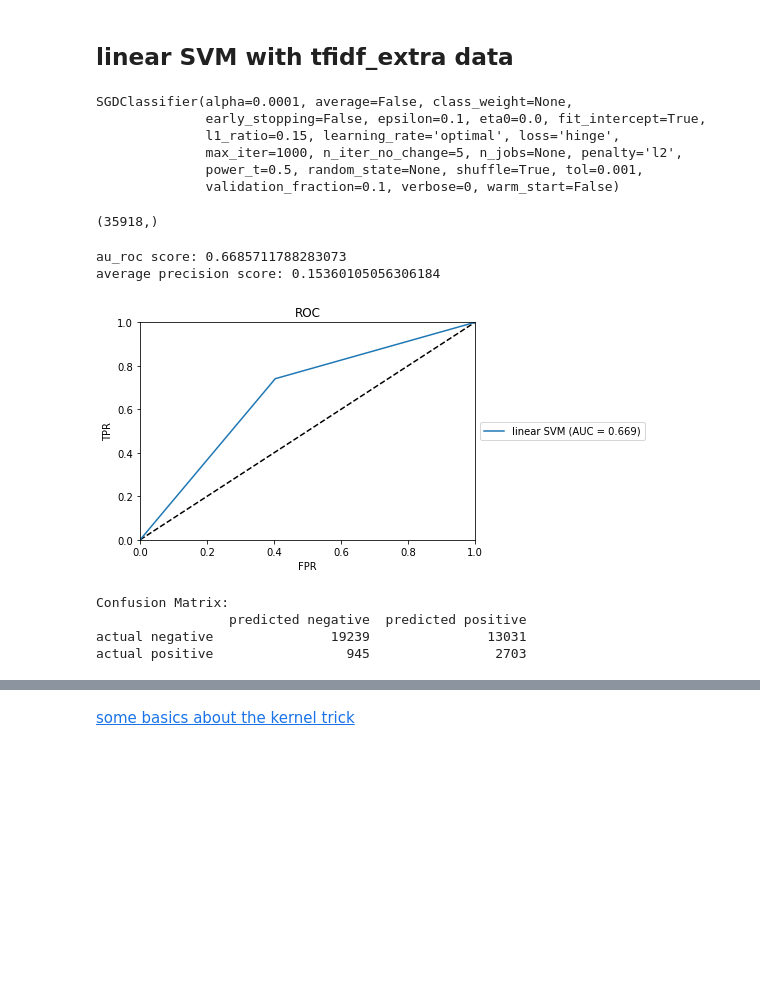
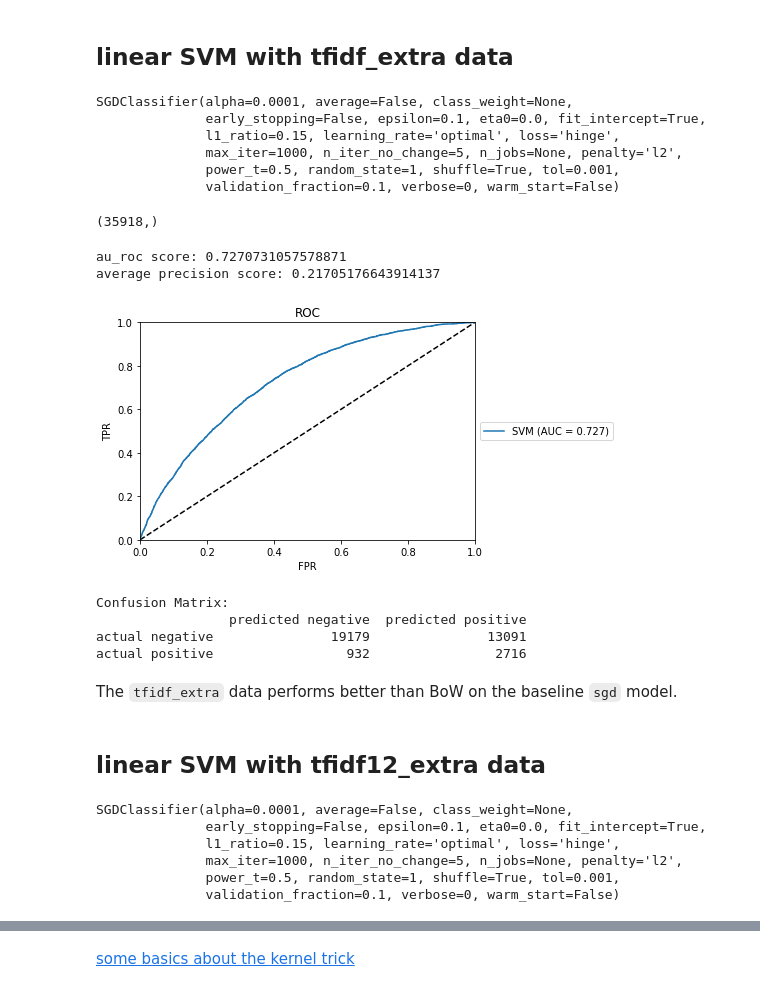
Before and after one commit to cc6580/DSGA1003_Proj, a Jupyter notebook: cc_SVM.ipynb, the cells around one changed output, grey strips where cells are left out. Cells and saved outputs as stored; diff of their text form; code cells hidden in the pictures; blank space fills up the shorter version.

```diff
--- a/cc_SVM.ipynb
+++ b/cc_SVM.ipynb
@@ -19,8 +19,8 @@ import time
 # %%
 # load pre-processed data
 # replace with local file-path if you're running on local python shell
-train_X= pd.read_csv('/content/drive/My Drive/1003 project/train_X.csv')
-train_y= pd.read_csv('/content/drive/My Drive/1003 project/train_y.csv')
-val_X = pd.read_csv('/content/drive/My Drive/1003 project/val_X.csv')
-val_y = pd.read_csv('/content/drive/My Drive/1003 project/val_y.csv')
+train_X= pd.read_csv('/content/drive/My Drive/1003 project - Yelp fake review/train_X.csv')
+train_y= pd.read_csv('/content/drive/My Drive/1003 project - Yelp fake review/train_y.csv')
+val_X = pd.read_csv('/content/drive/My Drive/1003 project - Yelp fake review/val_X.csv')
+val_y = pd.read_csv('/content/drive/My Drive/1003 project - Yelp fake review/val_y.csv')
 # %%
@@ -233,16 +383,17 @@ print(val_y_arr.shape)
 # %%
 # create a function to print all the results in one place
 
-def get_results(y_true, y_pred):
+def get_results(y_true, y_pred, y_score):
   '''
   Params:
   -------------------------------------
   y_true: ndarray of shape (n_samples, ) of true class labels \n
-  y_pred: ndarray of shape (n_samples, ) of predicted class labels
+  y_pred: ndarray of shape (n_samples, ) of predicted class labels used for confusion matrix \n
+  y_score: ndarray of shape (n_samples, ) of predicted confidence scores used for au_ROC and AP
   '''
 
-  print('au_roc score:', roc_auc_score(y_true, y_pred))
-  print('average precision score:', average_precision_score(y_true, y_pred))
+  print('au_roc score:', roc_auc_score(y_true, y_score))
+  print('average precision score:', average_precision_score(y_true, y_score))
 
   plt.plot([0, 1], [0, 1], 'k--')
   plt.xlim([0.0, 1.0])
@@ -251,8 +402,8 @@ def get_results(y_true, y_pred):
   plt.ylabel('TPR')
   plt.title('ROC')
 
-  fpr, tpr, thresholds = roc_curve(y_true, y_pred)
-  curve = plt.plot(fpr, tpr, label = 'SVM' + ' (AUC = %0.3f)' % roc_auc_score(y_true, y_pred))
+  fpr, tpr, thresholds = roc_curve(y_true, y_score)
+  curve = plt.plot(fpr, tpr, label = 'SVM' + ' (AUC = %0.3f)' % roc_auc_score(y_true, y_score))
   plt.legend(loc='center left', bbox_to_anchor=(1, 0.5))
 
   plt.show()
@@ -400,23 +620,31 @@ SGDClassifier(alpha=0.0001, average=False, class_weight=None,
               early_stopping=False, epsilon=0.1, eta0=0.0, fit_intercept=True,
               l1_ratio=0.15, learning_rate='optimal', loss='hinge',
               max_iter=1000, n_iter_no_change=5, n_jobs=None, penalty='l2',
-              power_t=0.5, random_state=None, shuffle=True, tol=0.001,
+              power_t=0.5, random_state=1, shuffle=True, tol=0.001,
               validation_fraction=0.1, verbose=0, warm_start=False)
 # %%
 # predict the labels for our validation set
 val_pred = sgd.predict(tfidf_val_X_extra)
 # this returns a ndarray of shape (n_samples, )
+
+# predict the confidence score for our validation set
+val_score = sgd.decision_function(tfidf_val_X_extra)
+# this returns a ndarray of shape (n_samples, )
 # %%
 val_pred.shape
 # %% [output]
 (35918,)
 # %%
-get_results(val_y_arr, val_pred)
+get_results(val_y_arr, val_pred, val_score)
 # %% [output]
-au_roc score: 0.6685711788283073
-average precision score: 0.15360105056306184
+au_roc score: 0.7270731057578871
+average precision score: 0.21705176643914137
-[figure, old version]
+[figure, new version]
 Confusion Matrix:
                  predicted negative  predicted positive
-actual negative               19239               13031
-actual positive                 945                2703
+actual negative               19179               13091
+actual positive                 932                2716
+# %% [markdown]
+The `tfidf_extra` data performs better than BoW on the baseline `sgd` model.
+# %% [markdown]
+## linear SVM with tfidf12_extra data
@@ -422,0 +655,10 @@ actual positive                 945                2703
+# %%
+# fit the model to our training data
+sgd.fit(tfidf12_train_X_extra, train_y_ros_arr)
+# %% [output]
+SGDClassifier(alpha=0.0001, average=False, class_weight=None,
+              early_stopping=False, epsilon=0.1, eta0=0.0, fit_intercept=True,
+              l1_ratio=0.15, learning_rate='optimal', loss='hinge',
+              max_iter=1000, n_iter_no_change=5, n_jobs=None, penalty='l2',
+              power_t=0.5, random_state=1, shuffle=True, tol=0.001,
+              validation_fraction=0.1, verbose=0, warm_start=False)
```
Also changed, not shown: parts of 228 cells of this notebook.
